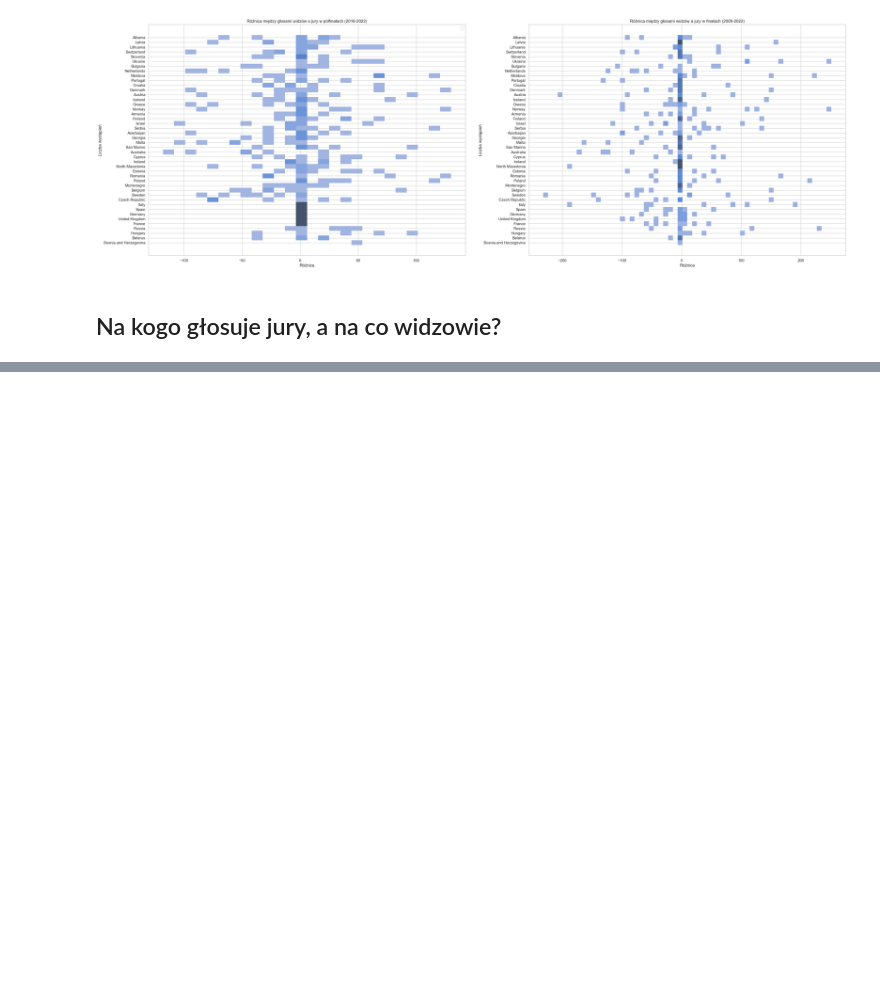
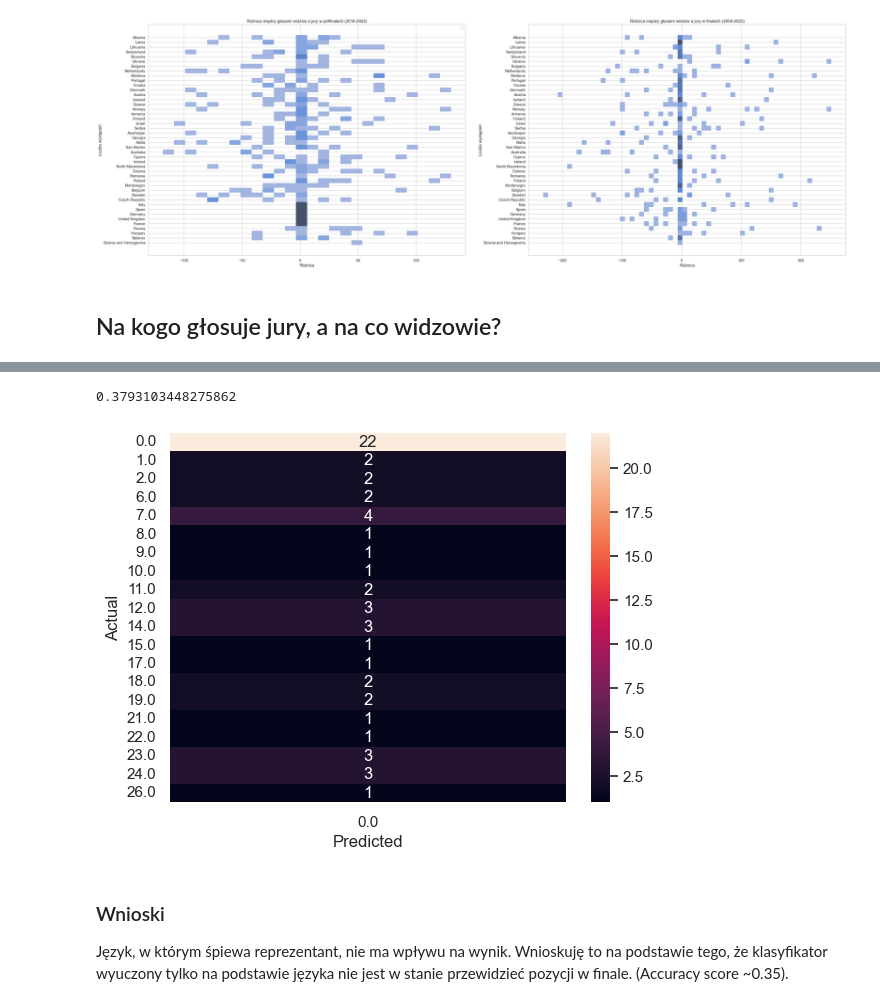
Before and after one commit to Mimikkk/study-master-2023-sus, a Jupyter notebook: project-eurovision/raport.ipynb, the cells around one changed output, grey strips where cells are left out. Cells and saved outputs as stored; diff of their text form; code cells hidden in the pictures; blank space fills up the shorter version.

```diff
--- a/project-eurovision/raport.ipynb
+++ b/project-eurovision/raport.ipynb
@@ -157,0 +261,31 @@ plt.show()
+# %%
+from sklearn.ensemble import RandomForestClassifier
+from sklearn.model_selection import train_test_split
+from sklearn.metrics import accuracy_score
+
+songs = dataset.songs[dataset.songs.year > 2014]
+songs = songs.dropna(subset=['in_english', 'in_native'])
+
+X = songs[['in_english', 'in_native']]
+y = songs['final_place']
+
+X_train, X_test, y_train, y_test = train_test_split(X, y, test_size=0.2)
+
+clf = RandomForestClassifier()
+clf.fit(X_train, y_train)
+
+y_pred = clf.predict(X_test)
+
+print(accuracy_score(y_test, y_pred))
+
+confusion_matrix = pd.crosstab(y_test, y_pred, rownames=['Actual'], colnames=['Predicted'])
+
+sns.heatmap(confusion_matrix, annot=True)
+plt.show()
+# %% [output]
+0.3793103448275862
+[figure, added]
+# %% [markdown]
+### Wnioski
+
+Język, w którym śpiewa reprezentant, nie ma wpływu na wynik. Wnioskuję to na podstawie tego, że klasyfikator wyuczony tylko na podstawie języka nie jest w stanie przewidzieć pozycji w finale. (Accuracy score ~0.35).
```
Also changed, not shown: parts of 9 cells of this notebook, 2 other files.
